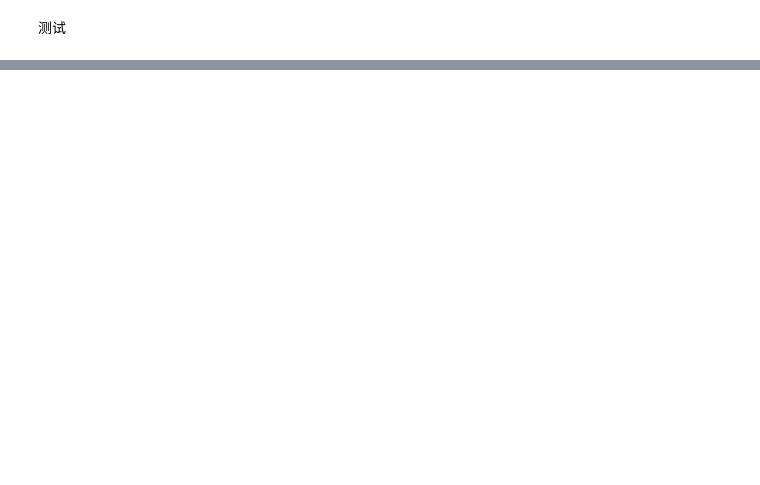
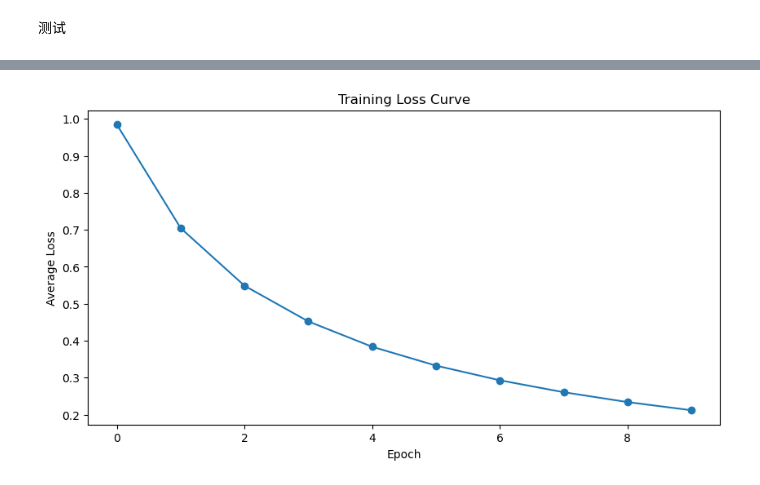
Before and after one commit to Conqcd/learnllm, a Jupyter notebook: QALLM.ipynb, the cells around one changed output, grey strips where cells are left out. Saved outputs shown, nothing was run; the diff lists cells and outputs as text; code cells hidden in the pictures; blank space fills up the shorter version.

Commit message:
finish train

```diff
--- a/QALLM.ipynb
+++ b/QALLM.ipynb
@@ -13,4 +13,4 @@ model = T5ForConditionalGeneration.from_pretrained("Langboat/mengzi-t5-base")
 
 device = torch.device("cuda" if torch.cuda.is_available() else "cpu")
 model.to(device)
-batch_size = 7
+batch_size = 8
@@ -342,0 +511,4 @@ Test BLEU-1: 0.01, BLEU-2: 0.00, BLEU-3: 0.00, BLEU-4: 0.00
+# %%
+print(loss_history)
+new_loss_history = [loss / (len(train_loader) * (batch + 1)) for batch,loss in enumerate(loss_history)]
+new_loss_history
@@ -342,0 +527,11 @@ Test BLEU-1: 0.01, BLEU-2: 0.00, BLEU-3: 0.00, BLEU-4: 0.00
+# %%
+
+# 绘制 loss 曲线
+plt.figure(figsize=(10, 5))
+plt.plot(new_loss_history, marker='o')
+plt.xlabel("Epoch")
+plt.ylabel("Average Loss")
+plt.title("Training Loss Curve")
+plt.show()
+# %% [output]
+[figure, added]
```
Also changed, not shown: parts of 7 cells of this notebook.
